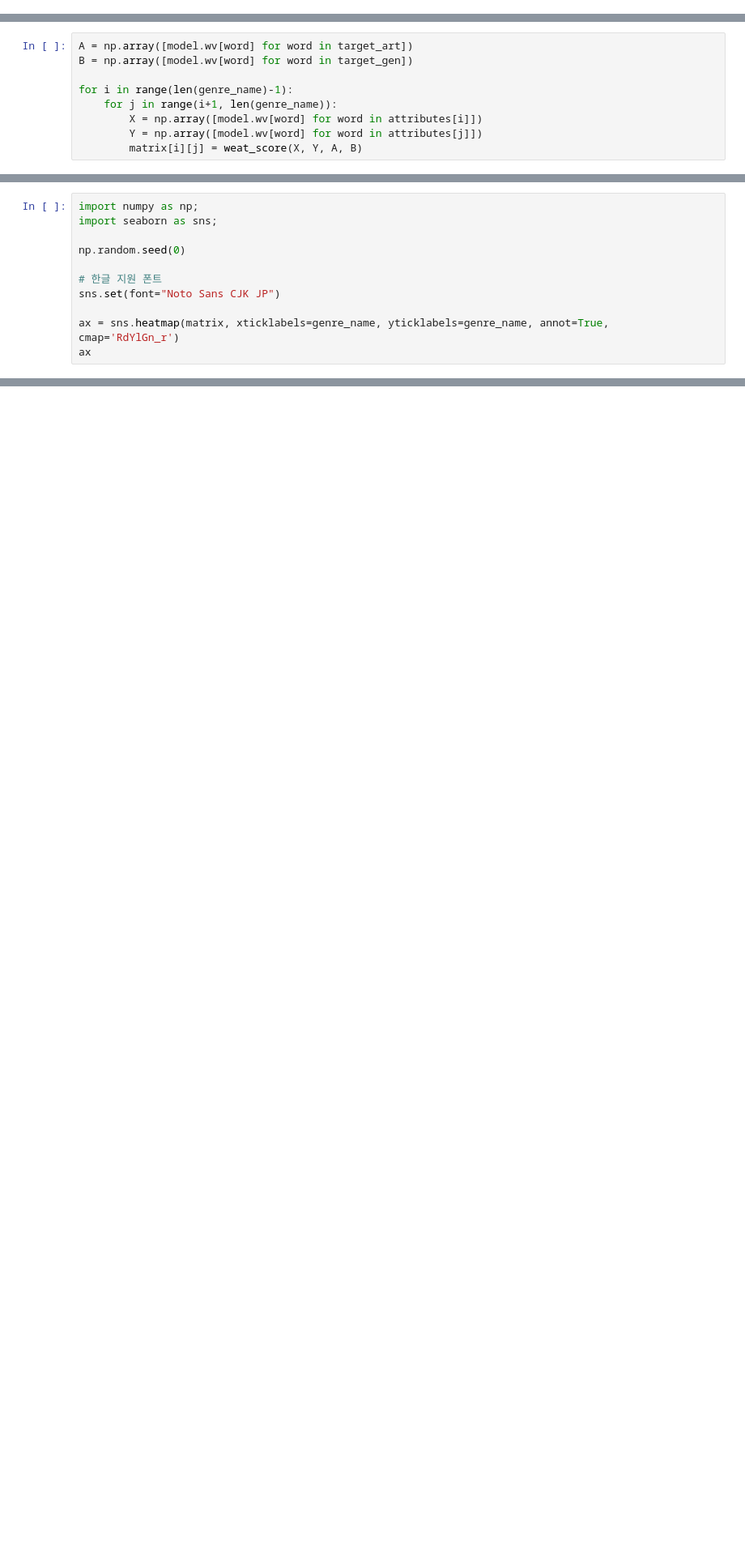
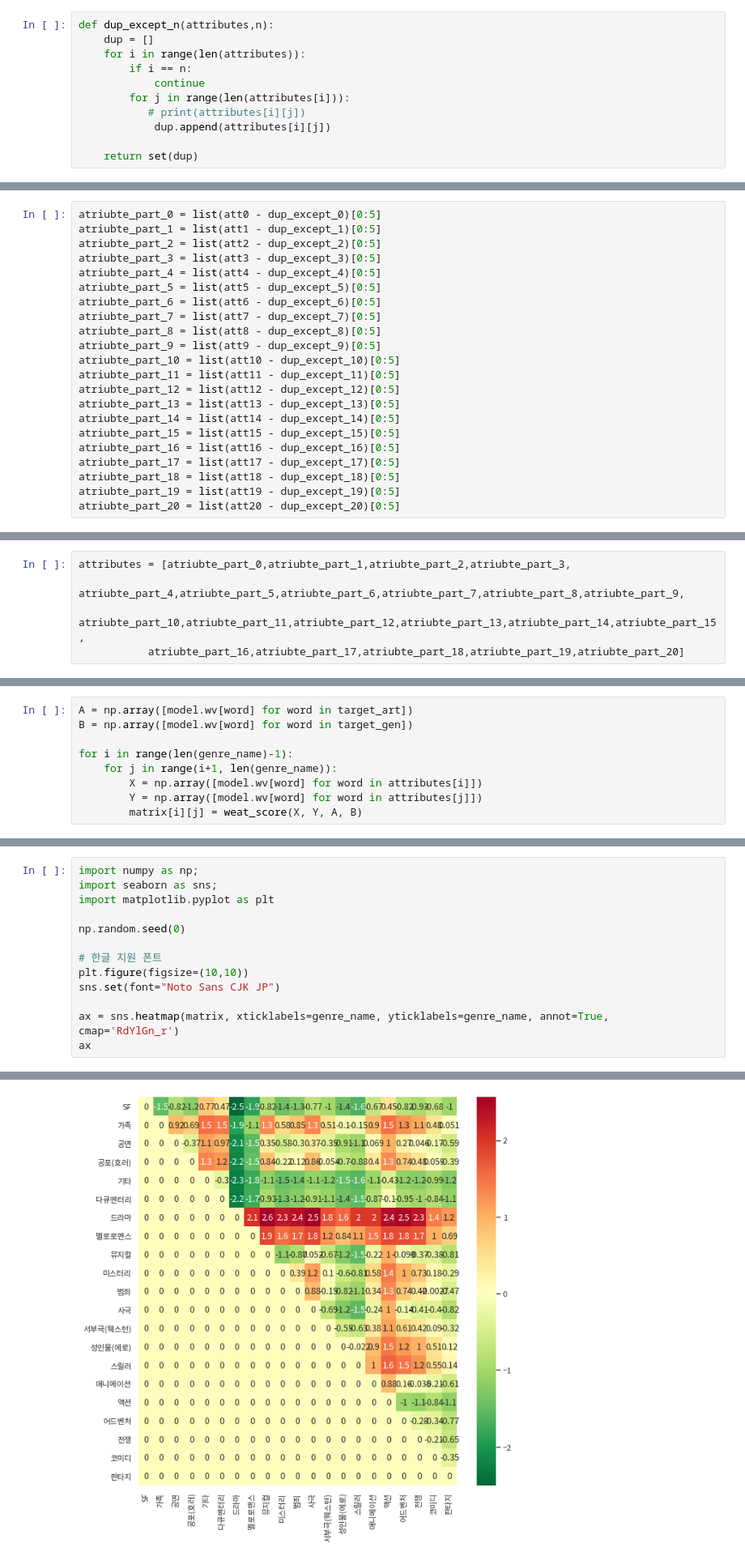
Before and after one commit to hayaseleu/SSAC_classifications, a Jupyter notebook: Going_deeper(NLP)/Going Deeper(NLP)_SSAC 6.임베딩 내 편향성 알아보기.ipynb, the cells around one changed output, grey strips where cells are left out. Shown at 81% size. Cells and saved outputs as stored; diff of their text form; blank space fills up the shorter version.

```diff
--- a/Going_deeper(NLP)/Going Deeper(NLP)_SSAC 6.임베딩 내 편향성 알아보기.ipynb
+++ b/Going_deeper(NLP)/Going Deeper(NLP)_SSAC 6.임베딩 내 편향성 알아보기.ipynb
@@ -828,0 +911,11 @@ for i in range(len(w)):
+# %%
+def dup_except_n(attributes,n):
+    dup = []
+    for i in range(len(attributes)):
+        if i == n:
+            continue
+        for j in range(len(attributes[i])):
+           # print(attributes[i][j])
+            dup.append(attributes[i][j])
+
+    return set(dup)
@@ -828,0 +967,22 @@ for i in range(len(w)):
+# %%
+atriubte_part_0 = list(att0 - dup_except_0)[0:5]
+atriubte_part_1 = list(att1 - dup_except_1)[0:5]
+atriubte_part_2 = list(att2 - dup_except_2)[0:5]
+atriubte_part_3 = list(att3 - dup_except_3)[0:5]
+atriubte_part_4 = list(att4 - dup_except_4)[0:5]
+atriubte_part_5 = list(att5 - dup_except_5)[0:5]
+atriubte_part_6 = list(att6 - dup_except_6)[0:5]
+atriubte_part_7 = list(att7 - dup_except_7)[0:5]
+atriubte_part_8 = list(att8 - dup_except_8)[0:5]
+atriubte_part_9 = list(att9 - dup_except_9)[0:5]
+atriubte_part_10 = list(att10 - dup_except_10)[0:5]
+atriubte_part_11 = list(att11 - dup_except_11)[0:5]
+atriubte_part_12 = list(att12 - dup_except_12)[0:5]
+atriubte_part_13 = list(att13 - dup_except_13)[0:5]
+atriubte_part_14 = list(att14 - dup_except_14)[0:5]
+atriubte_part_15 = list(att15 - dup_except_15)[0:5]
+atriubte_part_16 = list(att16 - dup_except_16)[0:5]
+atriubte_part_17 = list(att17 - dup_except_17)[0:5]
+atriubte_part_18 = list(att18 - dup_except_18)[0:5]
+atriubte_part_19 = list(att19 - dup_except_19)[0:5]
+atriubte_part_20 = list(att20 - dup_except_20)[0:5]
@@ -828,0 +999,5 @@ for i in range(len(w)):
+# %%
+attributes = [atriubte_part_0,atriubte_part_1,atriubte_part_2,atriubte_part_3,
+            atriubte_part_4,atriubte_part_5,atriubte_part_6,atriubte_part_7,atriubte_part_8,atriubte_part_9,
+            atriubte_part_10,atriubte_part_11,atriubte_part_12,atriubte_part_13,atriubte_part_14,atriubte_part_15,
+           atriubte_part_16,atriubte_part_17,atriubte_part_18,atriubte_part_19,atriubte_part_20]
@@ -847,11 +1089,14 @@ for i in range(len(genre_name)-1):
 # %%
 import numpy as np;
 import seaborn as sns;
+import matplotlib.pyplot as plt
 
 np.random.seed(0)
 
 # 한글 지원 폰트
+plt.figure(figsize=(10,10))
 sns.set(font="Noto Sans CJK JP")
 
 ax = sns.heatmap(matrix, xticklabels=genre_name, yticklabels=genre_name, annot=True,  cmap='RdYlGn_r')
 ax
+# %% [output]
@@ -857,0 +1104 @@ ax
+[figure, added]
```
Also changed, not shown: parts of 34 cells of this notebook.
